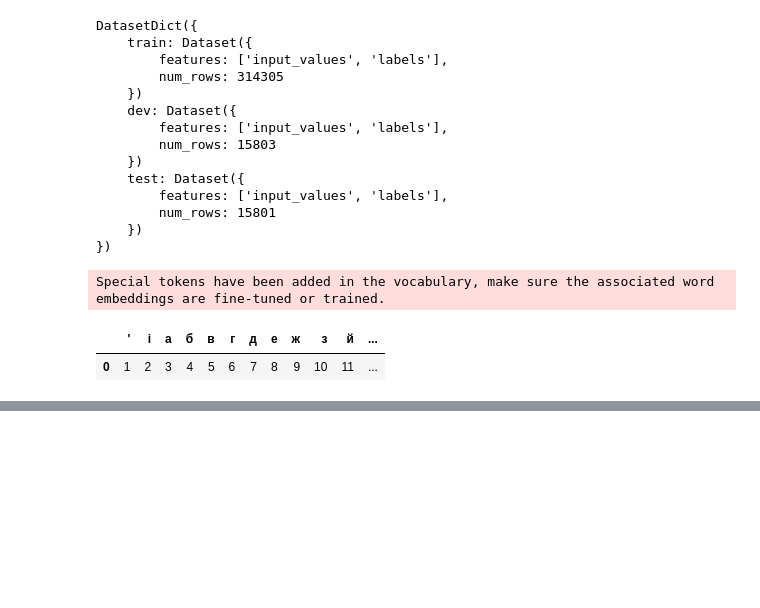
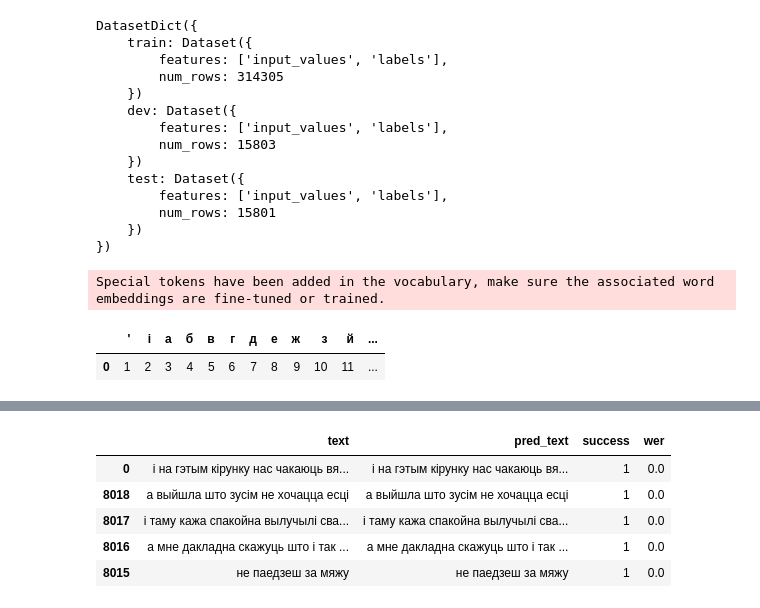
Before and after one commit to navalnica/wav2vec2-belarusian, a Jupyter notebook: train_acoustic_model.ipynb, the cells around one changed output, grey strips where cells are left out. Saved outputs shown, nothing was run; the diff lists cells and outputs as text; code cells hidden in the pictures; blank space fills up the shorter version.

```diff
--- a/train_acoustic_model.ipynb
+++ b/train_acoustic_model.ipynb
@@ -199,0 +276,9 @@ torch.cuda.empty_cache()
+# %%
+df_results.sort_values('wer', ascending=True).head()
+# %% [output]
+|  | text | pred_text | success | wer |
+| 0 | і на гэтым кірунку нас чакаюць вя... | і на гэтым кірунку нас чакаюць вя... | 1 | 0.0 |
+| 8018 | а выйшла што зусім не хочацца есці | а выйшла што зусім не хочацца есці | 1 | 0.0 |
+| 8017 | і таму кажа спакойна вылучылі сва... | і таму кажа спакойна вылучылі сва... | 1 | 0.0 |
+| 8016 | а мне дакладна скажуць што і так ... | а мне дакладна скажуць што і так ... | 1 | 0.0 |
+| 8015 | не паедзеш за мяжу | не паедзеш за мяжу | 1 | 0.0 |
```
Also changed, not shown: parts of 33 cells of this notebook.
